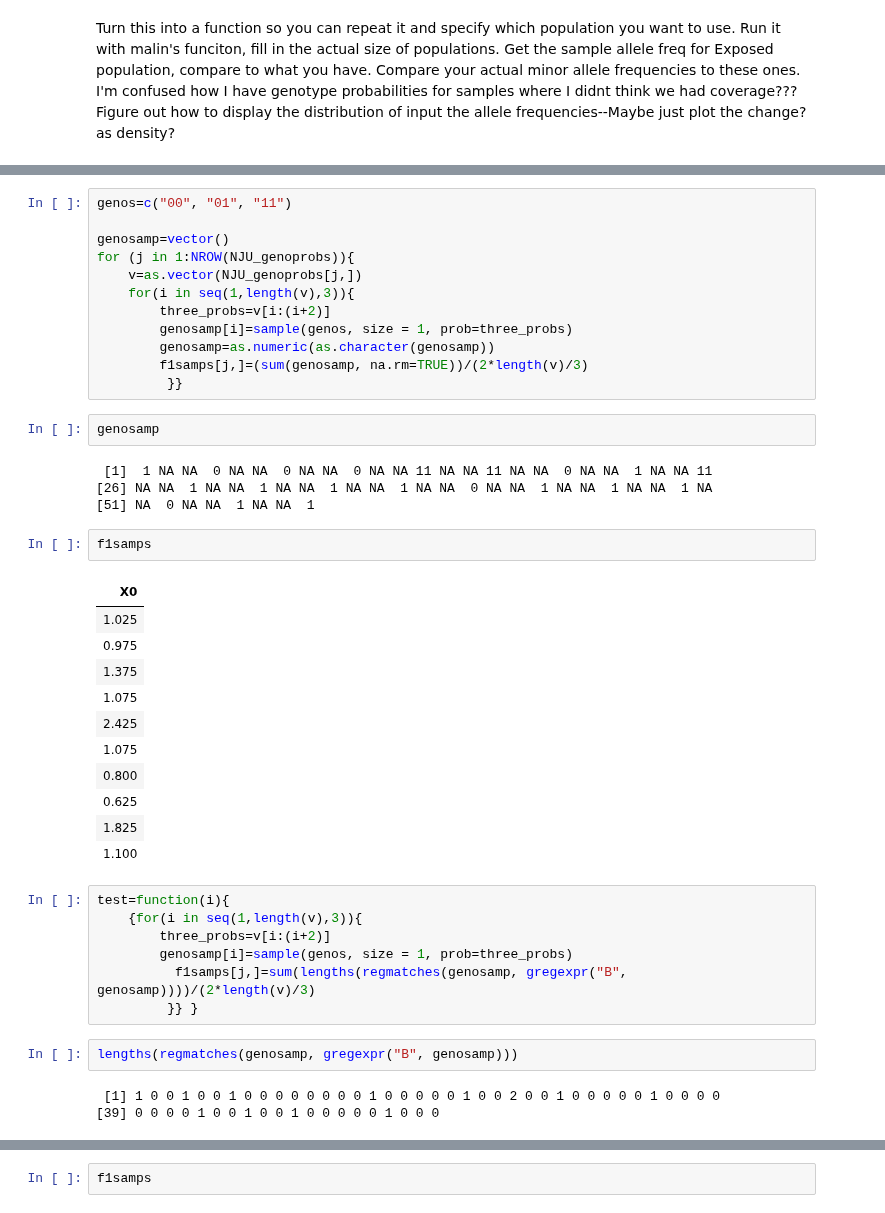
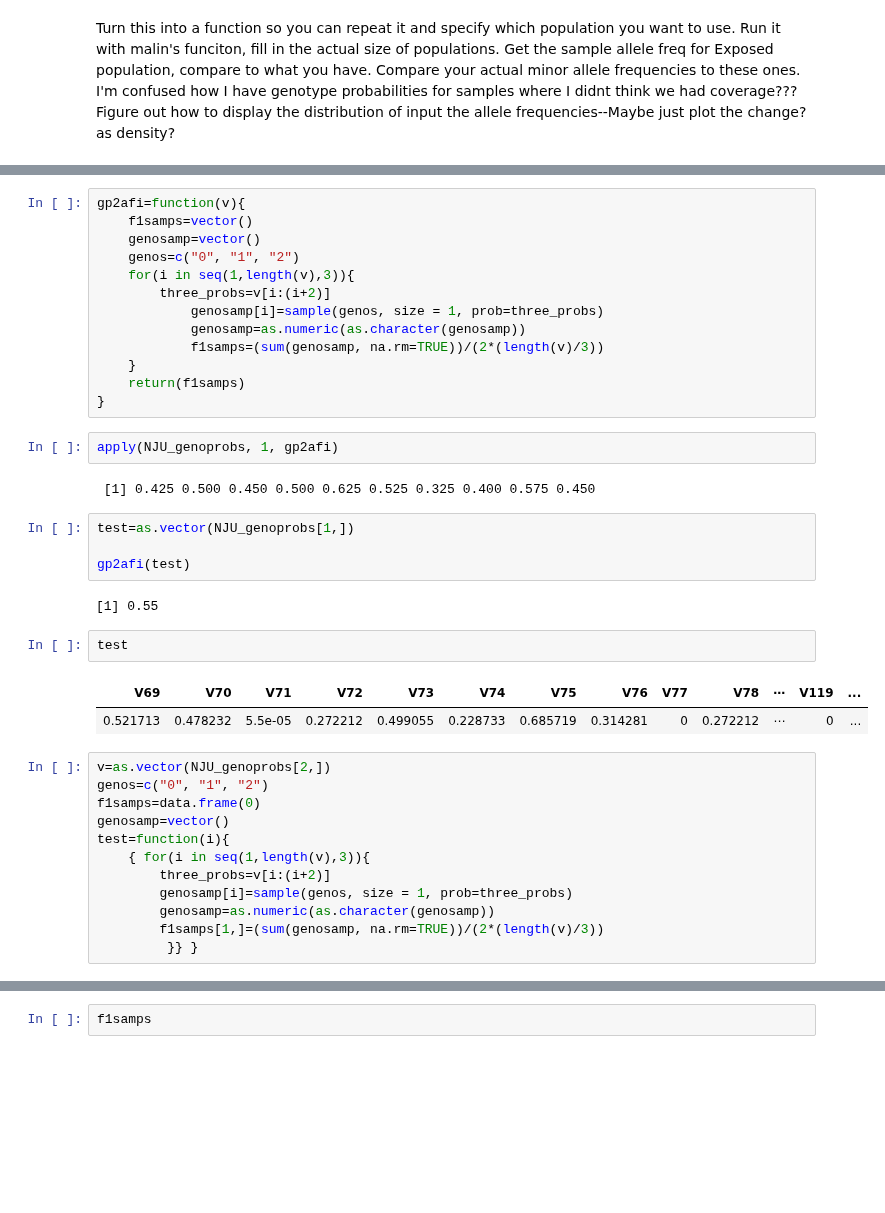
Before and after one commit to sagw/WNS_WGS, a Jupyter notebook: Notebooks/All_AlleleFreqChange.ipynb, the cells around one changed output, grey strips where cells are left out. Drawn from its saved outputs; the diff is of its cells as text; blank space fills up the shorter version.

```diff
--- a/Notebooks/All_AlleleFreqChange.ipynb
+++ b/Notebooks/All_AlleleFreqChange.ipynb
@@ -203,45 +213,41 @@ return(f1samps)
 # %%
-genos=c("00", "01", "11")
-
-genosamp=vector()
-for (j in 1:NROW(NJU_genoprobs)){
-    v=as.vector(NJU_genoprobs[j,])
+gp2afi=function(v){
+    f1samps=vector()
+    genosamp=vector()
+    genos=c("0", "1", "2")
     for(i in seq(1,length(v),3)){
         three_probs=v[i:(i+2)]
-        genosamp[i]=sample(genos, size = 1, prob=three_probs)
-        genosamp=as.numeric(as.character(genosamp))
-        f1samps[j,]=(sum(genosamp, na.rm=TRUE))/(2*length(v)/3)
-         }}
+            genosamp[i]=sample(genos, size = 1, prob=three_probs)
+            genosamp=as.numeric(as.character(genosamp))
+            f1samps=(sum(genosamp, na.rm=TRUE))/(2*(length(v)/3))
+    }
+    return(f1samps)
+}
-# %%
-genosamp
-# %% [output]
- [1]  1 NA NA  0 NA NA  0 NA NA  0 NA NA 11 NA NA 11 NA NA  0 NA NA  1 NA NA 11
-[26] NA NA  1 NA NA  1 NA NA  1 NA NA  1 NA NA  0 NA NA  1 NA NA  1 NA NA  1 NA
-[51] NA  0 NA NA  1 NA NA  1
-# %%
-f1samps
-# %% [output]
-| X0 |
-| 1.025 |
-| 0.975 |
-| 1.375 |
-| 1.075 |
-| 2.425 |
-| 1.075 |
-| 0.800 |
-| 0.625 |
-| 1.825 |
-| 1.100 |
+# %%
+apply(NJU_genoprobs, 1, gp2afi)
+# %% [output]
+ [1] 0.425 0.500 0.450 0.500 0.625 0.525 0.325 0.400 0.575 0.450
+# %%
+test=as.vector(NJU_genoprobs[1,])
+
+gp2afi(test)
+# %% [output]
+[1] 0.55
+# %%
+test
+# %% [output]
+| V69 | V70 | V71 | V72 | V73 | V74 | V75 | V76 | V77 | V78 | ⋯ | V119 | ... |
+| 0.521713 | 0.478232 | 5.5e-05 | 0.272212 | 0.499055 | 0.228733 | 0.685719 | 0.314281 | 0 | 0.272212 | ⋯ | 0 | ... |
 # %%
+v=as.vector(NJU_genoprobs[2,])
+genos=c("0", "1", "2")
+f1samps=data.frame(0)
+genosamp=vector()
 test=function(i){
-    {for(i in seq(1,length(v),3)){
+    { for(i in seq(1,length(v),3)){
         three_probs=v[i:(i+2)]
         genosamp[i]=sample(genos, size = 1, prob=three_probs)
-          f1samps[j,]=sum(lengths(regmatches(genosamp, gregexpr("B", genosamp))))/(2*length(v)/3)
+        genosamp=as.numeric(as.character(genosamp))
+        f1samps[1,]=(sum(genosamp, na.rm=TRUE))/(2*(length(v)/3))
          }} }
-# %%
-lengths(regmatches(genosamp, gregexpr("B", genosamp)))
-# %% [output]
- [1] 1 0 0 1 0 0 1 0 0 0 0 0 0 0 0 1 0 0 0 0 0 1 0 0 2 0 0 1 0 0 0 0 0 1 0 0 0 0
-[39] 0 0 0 0 1 0 0 1 0 0 1 0 0 0 0 0 1 0 0 0
 # %%
```
Also changed, not shown: parts of 7 cells of this notebook.
